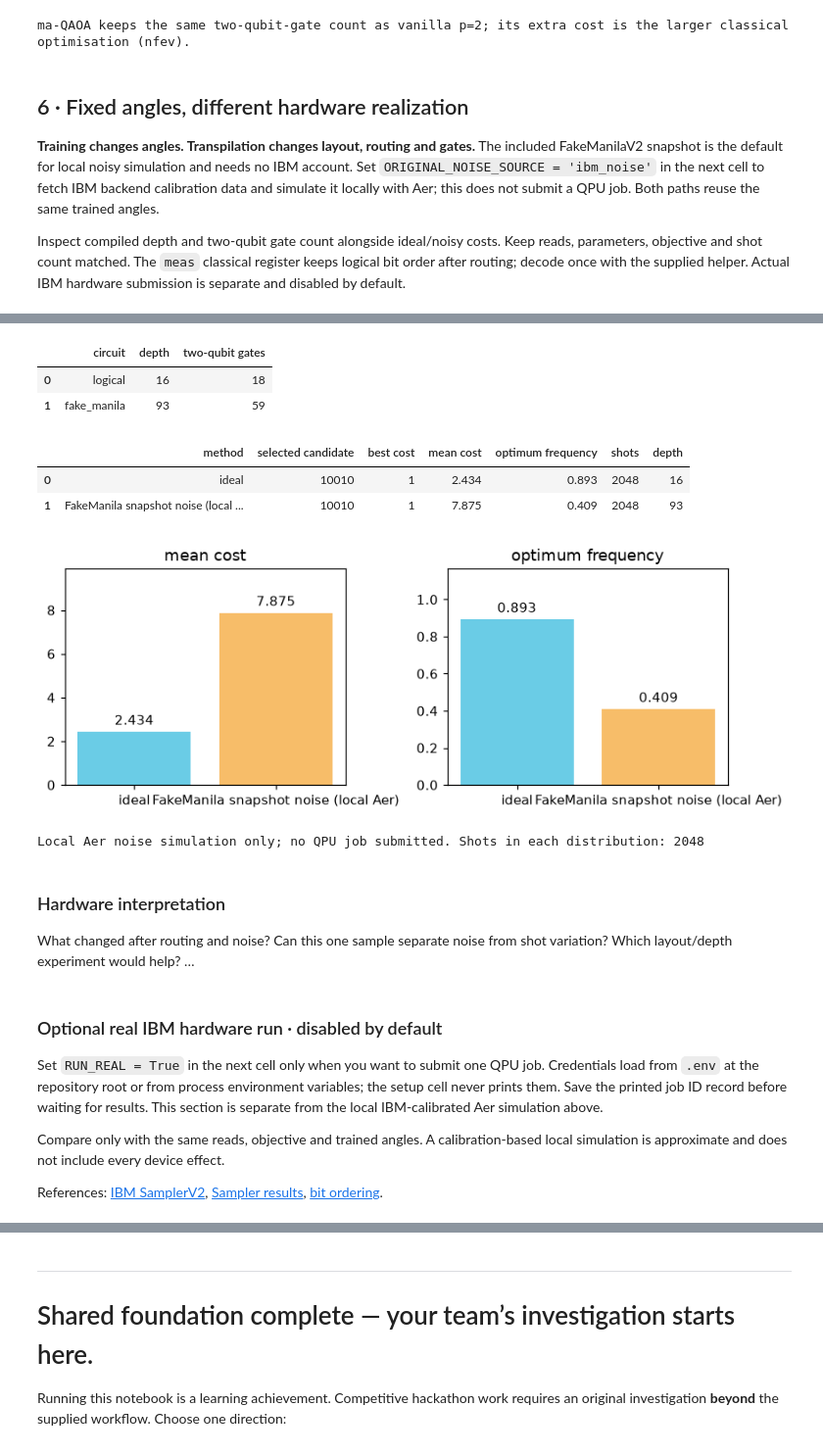
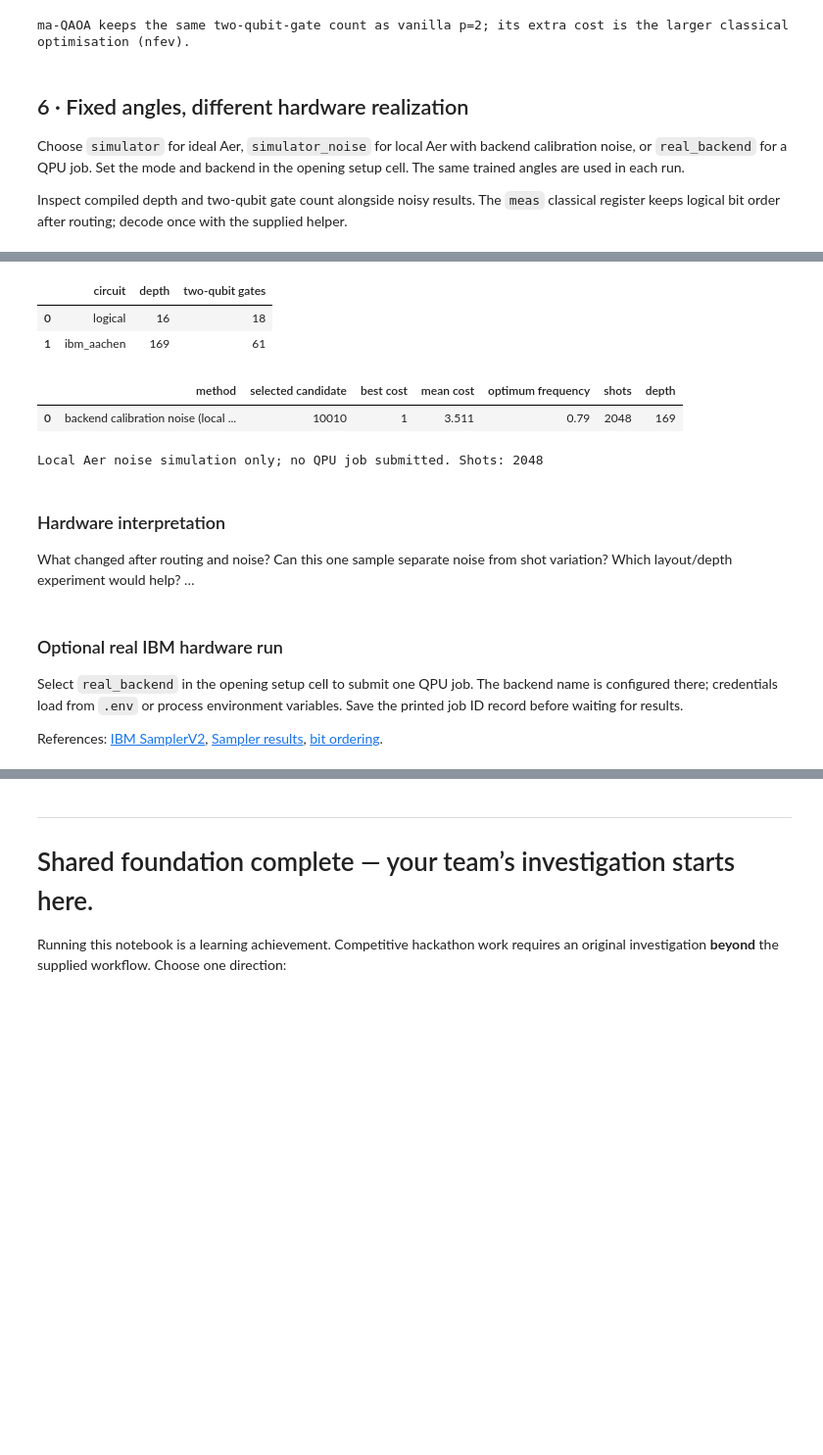
Before and after one commit to picalexs/Qiskit-Fall-Fest-26, a Jupyter notebook: docs/Quantum_Genome_Detective_Lab.ipynb, the cells around one changed output, grey strips where cells are left out. Shown at 98% size. Drawn from its saved outputs; the diff is of its cells as text; code cells hidden in the pictures; blank space fills up the shorter version.

Commit message:
First backend simulator test

```diff
--- a/docs/Quantum_Genome_Detective_Lab.ipynb
+++ b/docs/Quantum_Genome_Detective_Lab.ipynb
@@ -23,6 +23,10 @@ from pathlib import Path
 PROJECT_ROOT = next((p for p in (Path.cwd(), *Path.cwd().parents)
                      if (p / '.git').exists() and (p / 'requirements.txt').exists()), Path.cwd())
 ENV_PATH = PROJECT_ROOT / '.env'
+
+RUN_MODE = 'simulator_noise'  # 'simulator', 'simulator_noise', or 'real_backend'
+BACKEND_NAME = 'ibm_aachen'
+INSTANCE_SIZE = 'standard'
 def read_local_env(path):
     values = {}
     if path.is_file():
@@ -40,7 +44,6 @@ _LOCAL_ENV = read_local_env(ENV_PATH)
 IBM_API_KEY = os.environ.get('IBM_API_KEY') or _LOCAL_ENV.get('IBM_API_KEY', '')
 IBM_INSTANCE_CRN = (os.environ.get('IBM_INSTANCE_CRN') or os.environ.get('IBM_INSTANCE')
                     or _LOCAL_ENV.get('IBM_INSTANCE_CRN') or _LOCAL_ENV.get('IBM_INSTANCE', ''))
-IBM_BACKEND_NAME = os.environ.get('IBM_BACKEND_NAME') or _LOCAL_ENV.get('IBM_BACKEND_NAME', 'ibm_aachen')
 IBM_SERVICE = None
 
 def get_ibm_service():
@@ -66,6 +69,10 @@ if any(installed(k) != v for k,v in PINS.items()):
     subprocess.check_call([sys.executable, '-m', 'pip', 'install', '--quiet',
                            *[f'{k}=={v}' for k,v in PINS.items()]])
     print('Packages installed. Restart the session if packages were already imported, then rerun setup.')
+if RUN_MODE not in {'simulator', 'simulator_noise', 'real_backend'}:
+    raise ValueError("RUN_MODE must be 'simulator', 'simulator_noise', or 'real_backend'.")
+if INSTANCE_SIZE != 'standard':
+    raise ValueError("Only INSTANCE_SIZE='standard' is currently supported.")
 print(PINS, '| local IBM API key loaded:', bool(IBM_API_KEY), '| instance CRN loaded:', bool(IBM_INSTANCE_CRN))
 # %% [output]
 {'qiskit': '2.5.0', 'qiskit-aer': '0.17.2', 'qiskit-ibm-runtime': '0.47.0', 'numpy': '2.5.1', 'scipy': '1.18.0', 'pandas': '3.0.3', 'matplotlib': '3.11.0', 'networkx': '3.6.1'} | local IBM API key loa ...
@@ -687,41 +695,26 @@ print('ma-QAOA keeps the same two-qubit-gate count as vanilla p=2; its extra '
 ma-QAOA keeps the same two-qubit-gate count as vanilla p=2; its extra cost is the larger classical optimisation (nfev).
 # %% [markdown]
 ## 6 · Fixed angles, different hardware realization
-**Training changes angles. Transpilation changes layout, routing and gates.** The included FakeManilaV2 snapshot is the default for local noisy simulation and needs no IBM account. Set `ORIGINAL_NOISE_SOURCE = 'ibm_noise'` in the next cell to fetch IBM backend calibration data and simulate it locally with Aer; this does not submit a QPU job. Both paths reuse the same trained angles.
+Choose `simulator` for ideal Aer, `simulator_noise` for local Aer with backend calibration noise, or `real_backend` for a QPU job. Set the mode and backend in the opening setup cell. The same trained angles are used in each run.
 
-Inspect compiled depth and two-qubit gate count alongside ideal/noisy costs. Keep reads, parameters, objective and shot count matched. The `meas` classical register keeps logical bit order after routing; decode once with the supplied helper. Actual IBM hardware submission is separate and disabled by default.
+Inspect compiled depth and two-qubit gate count alongside noisy results. The `meas` classical register keeps logical bit order after routing; decode once with the supplied helper.
 # %%
-#@title Original 5-SNP circuit · local simulation with selected backend noise
-ORIGINAL_NOISE_SOURCE = 'fake_snapshot'  # change to 'ibm_noise' for IBM calibration data
-if ORIGINAL_NOISE_SOURCE == 'ibm_noise':
-    backend = get_ibm_service().backend(IBM_BACKEND_NAME)
+#@title Optional backend-calibrated noise simulation (local Aer; no QPU job)
+noise_rows=[]
+if RUN_MODE == 'simulator_noise':
+    backend = get_ibm_service().backend(BACKEND_NAME)
     if N > backend.num_qubits:
         raise ValueError(f'The original circuit has {N} qubits but {backend.name} has {backend.num_qubits}.')
-    noise_simulator = AerSimulator.from_backend(
-        backend, method='matrix_product_state', max_parallel_threads=1)
-    noise_label = f'{backend.name} calibration noise (local Aer)'
-elif ORIGINAL_NOISE_SOURCE == 'fake_snapshot':
-    backend = FakeManilaV2()
-    noise_simulator = AerSimulator.from_backend(
-        backend, method='matrix_product_state', max_parallel_threads=1)
-    noise_label = 'FakeManila snapshot noise (local Aer)'
-else:
-    raise ValueError("ORIGINAL_NOISE_SOURCE must be 'ibm_noise' or 'fake_snapshot'.")
-isa=generate_preset_pass_manager(backend=backend,optimization_level=2,seed_transpiler=71).run(measured)
-def resources(qc):
-    return {'depth':qc.depth(), 'two-qubit gates':sum(item.operation.num_qubits==2 for item in qc.data)}
-display(pd.DataFrame([{'circuit':'logical',**resources(measured)},
-                      {'circuit':backend.name,**resources(isa)}]))
-noisy_counts=noise_simulator.run(isa,shots=SHOTS,seed_simulator=73).result().get_counts()
-assert sum(noisy_counts.values())==SHOTS
-noise_rows=[sample_summary('ideal',ideal_counts,measured.depth()),
-            sample_summary(noise_label,noisy_counts,isa.depth())]
-display(pd.DataFrame(noise_rows).round(3))
-fig,axes=plt.subplots(1,2,figsize=(8,3))
-for ax,metric in zip(axes,['mean cost','optimum frequency']):
-    values=[row[metric] for row in noise_rows]
-    bars=ax.bar(['ideal',noise_label],values,color=[CYAN,GOLD]);ax.bar_label(bars,fmt='%.3f',padding=3)
-    ax.set_title(metric);ax.set_ylim(0,max(values)*1.25+.05)
-fig.tight_layout();plt.show()
-print('Local Aer noise simulation only; no QPU job submitted. Shots in each distribution:',SHOTS)
+    noise_simulator = AerSimulator.from_backend(backend, method='matrix_product_state', max_parallel_threads=1)
+    isa=generate_preset_pass_manager(backend=backend,optimization_level=2,seed_transpiler=71).run(measured)
+    def resources(qc):
+        return {'depth':qc.depth(), 'two-qubit gates':sum(item.operation.num_qubits==2 for item in qc.data)}
+    display(pd.DataFrame([{'circuit':'logical',**resources(measured)}, {'circuit':backend.name,**resources(isa)}]))
+    noisy_counts=noise_simulator.run(isa,shots=SHOTS,seed_simulator=73).result().get_counts()
+    assert sum(noisy_counts.values())==SHOTS
+    noise_rows=[sample_summary('backend calibration noise (local Aer)',noisy_counts,isa.depth())]
+    display(pd.DataFrame(noise_rows).round(3))
+    print('Local Aer noise simulation only; no QPU job submitted. Shots:',SHOTS)
+elif RUN_MODE == 'simulator':
+    print('Ideal simulator selected; no backend calibration was fetched.')
 # %% [output]
@@ -728,21 +722,17 @@ print('Local Aer noise simulation only; no QPU job submitted. Shots in each dist
 |  | circuit | depth | two-qubit gates |
 | 0 | logical | 16 | 18 |
-| 1 | fake_manila | 93 | 59 |
+| 1 | ibm_aachen | 169 | 61 |
 |  | method | selected candidate | best cost | mean cost | optimum frequency | shots | depth |
-| 0 | ideal | 10010 | 1 | 2.434 | 0.893 | 2048 | 16 |
-| 1 | FakeManila snapshot noise (local ... | 10010 | 1 | 7.875 | 0.409 | 2048 | 93 |
+| 0 | backend calibration noise (local ... | 10010 | 1 | 3.511 | 0.79 | 2048 | 169 |
-[figure, removed]
-Local Aer noise simulation only; no QPU job submitted. Shots in each distribution: 2048
+Local Aer noise simulation only; no QPU job submitted. Shots: 2048
 # %% [markdown]
 ### Hardware interpretation
 What changed after routing and noise? Can this one sample separate noise
 from shot variation? Which layout/depth experiment would help? …
 # %% [markdown]
-### Optional real IBM hardware run · disabled by default
-Set `RUN_REAL = True` in the next cell only when you want to submit one QPU job. Credentials load from `.env` at the repository root or from process environment variables; the setup cell never prints them. Save the printed job ID record before waiting for results. This section is separate from the local IBM-calibrated Aer simulation above.
+### Optional real IBM hardware run
+Select `real_backend` in the opening setup cell to submit one QPU job. The backend name is configured there; credentials load from `.env` or process environment variables. Save the printed job ID record before waiting for results.
 
-Compare only with the same reads, objective and trained angles. A calibration-based local simulation is approximate and does not include every device effect.
-
-References: [IBM SamplerV2](https://quantum.cloud.ibm.com/docs/en/api/qiskit-ibm-runtime/sampler-v2), [Sampler results](https://quantum.cloud.ibm.com/docs/en/guides/sampler-input-output), [bit ordering](https://quantum.cloud.ibm.com/docs/en/guides/bit-ordering).
+References: [IBM SamplerV2](https://quantum.cloud.ibm.com/docs/en/api/qiskit-ibm-runtime), [Sampler results](https://quantum.cloud.ibm.com/docs/en/guides/sampler-input-output), [bit ordering](https://quantum.cloud.ibm.com/docs/en/guides/bit-ordering).
 # %%
 #@title Optional real IBM submission
```
Also changed, not shown: parts of 13 cells of this notebook.
